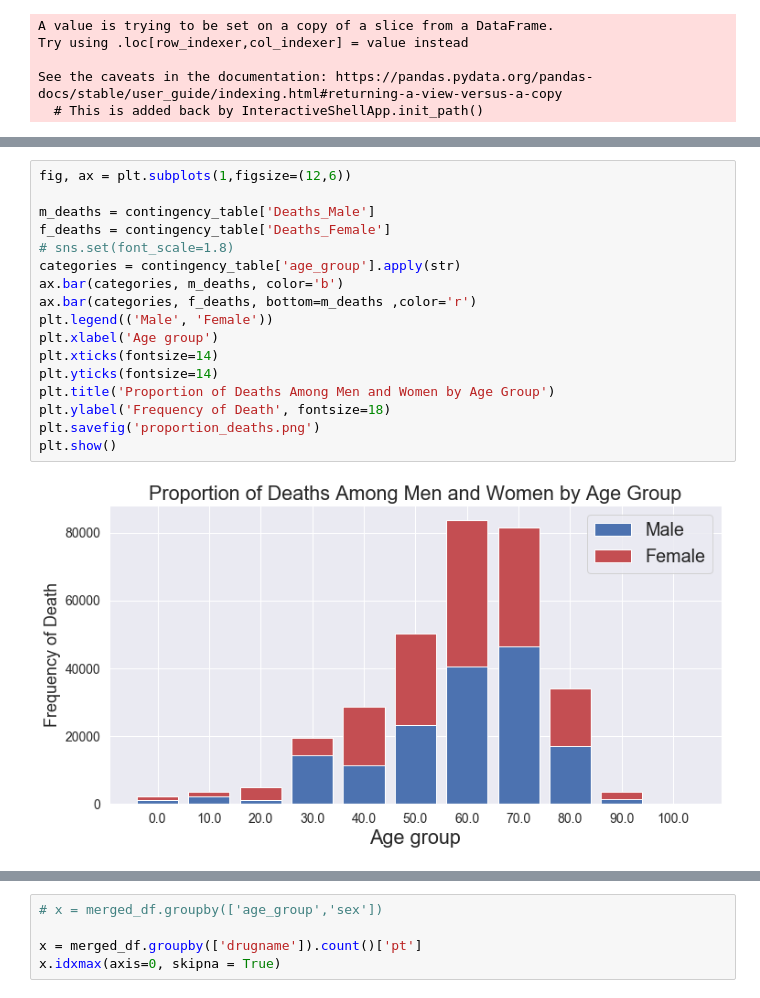
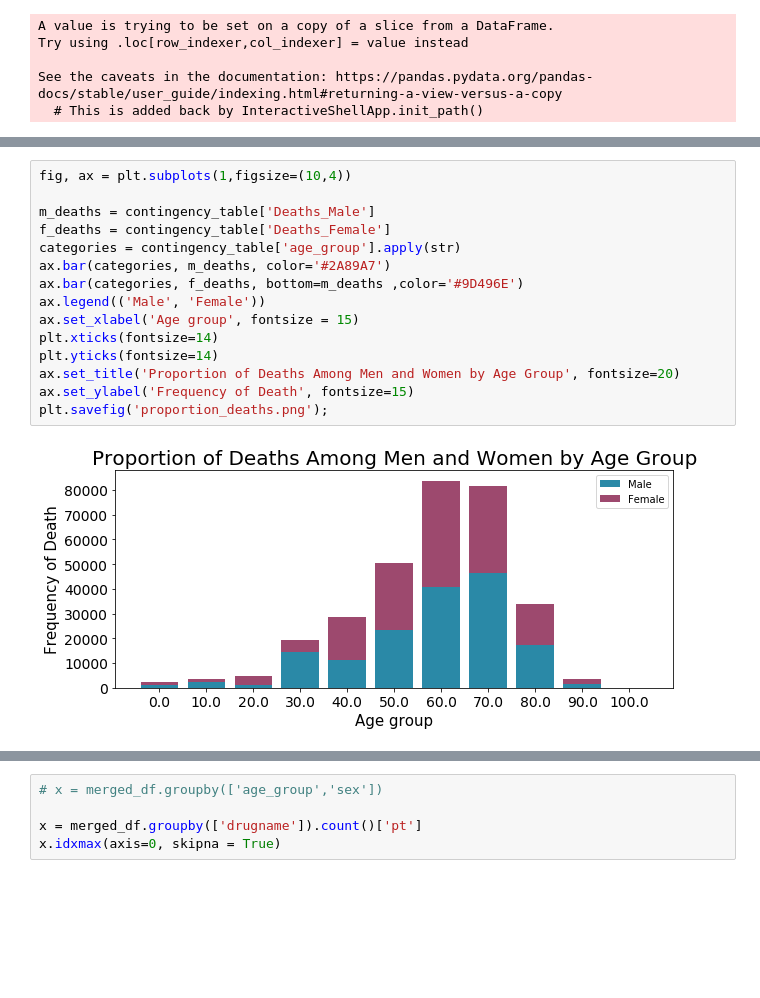
Before and after one commit to gina-santana/Adverse-Drug-Events, a Jupyter notebook: notebooks/HypothesisTestingD3.ipynb, the cells around one changed output, grey strips where cells are left out. Saved outputs shown, nothing was run; the diff lists cells and outputs as text; blank space fills up the shorter version.

Commit message:
Revise images and update notebooks

```diff
--- a/notebooks/HypothesisTestingD3.ipynb
+++ b/notebooks/HypothesisTestingD3.ipynb
@@ -167,22 +161,20 @@ contingency_table
 # %%
-fig, ax = plt.subplots(1,figsize=(12,6))
+fig, ax = plt.subplots(1,figsize=(10,4))
 
 m_deaths = contingency_table['Deaths_Male']
 f_deaths = contingency_table['Deaths_Female']
-# sns.set(font_scale=1.8)
 categories = contingency_table['age_group'].apply(str)
-ax.bar(categories, m_deaths, color='b')
-ax.bar(categories, f_deaths, bottom=m_deaths ,color='r')
-plt.legend(('Male', 'Female'))
-plt.xlabel('Age group')
+ax.bar(categories, m_deaths, color='#2A89A7')
+ax.bar(categories, f_deaths, bottom=m_deaths ,color='#9D496E')
+ax.legend(('Male', 'Female'))
+ax.set_xlabel('Age group', fontsize = 15)
 plt.xticks(fontsize=14)
 plt.yticks(fontsize=14)
-plt.title('Proportion of Deaths Among Men and Women by Age Group')
-plt.ylabel('Frequency of Death', fontsize=18)
-plt.savefig('proportion_deaths.png')
-plt.show()
+ax.set_title('Proportion of Deaths Among Men and Women by Age Group', fontsize=20)
+ax.set_ylabel('Frequency of Death', fontsize=15)
+plt.savefig('proportion_deaths.png');
 # %% [output]
-[figure, old version]
+[figure, new version]
 # %%
  '''
  OCCP_COD Abbreviation for the reporter's type of occupation in the latest version of a case.
```
Also changed, not shown: parts of 5 cells of this notebook, 12 other files.
